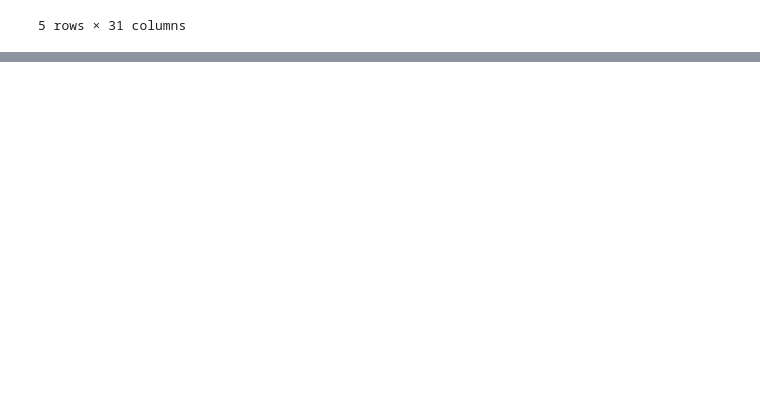
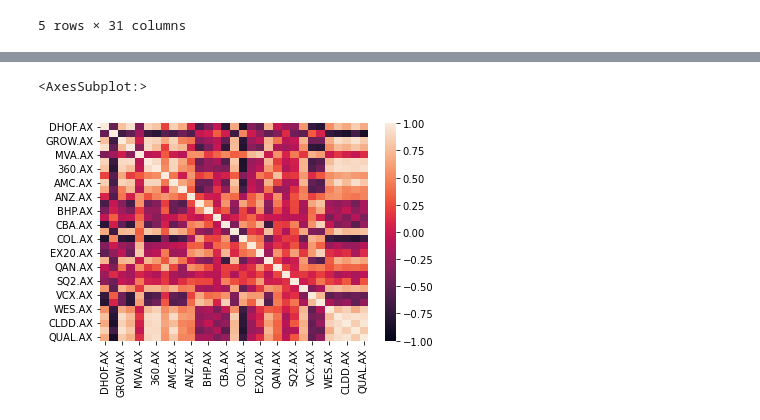
Before and after one commit to JimP315/PossibleAPI, a Jupyter notebook: PossibleAPI.ipynb, the cells around one changed output, grey strips where cells are left out. Cells and saved outputs as stored; diff of their text form; code cells hidden in the pictures; blank space fills up the shorter version.

Commit message:
Portfolio w Std dev etc
Add std and correlation

```diff
--- a/PossibleAPI.ipynb
+++ b/PossibleAPI.ipynb
@@ -38,0 +62,3 @@ close_df.head()
+# %%
+correlation = close_df.corr()
+correlation
@@ -39,3 +84,8 @@ close_df.head()
+# %%
+sns.heatmap(correlation, vmin=-1, vmax=1)
+# %% [output]
+<AxesSubplot:>
+[figure, added]
 # %%
 datareturns_df = close_df.pct_change().copy()
 datareturns_df.head(10)
```
Also changed, not shown: parts of 5 cells of this notebook.
